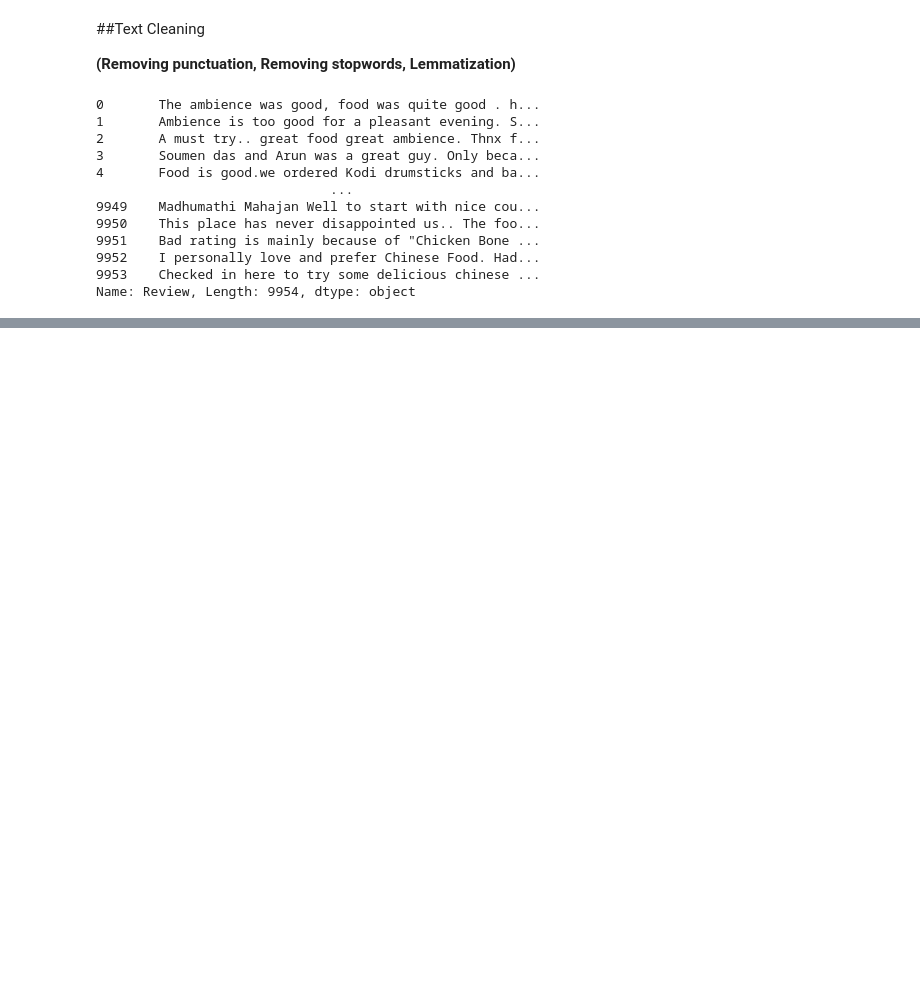
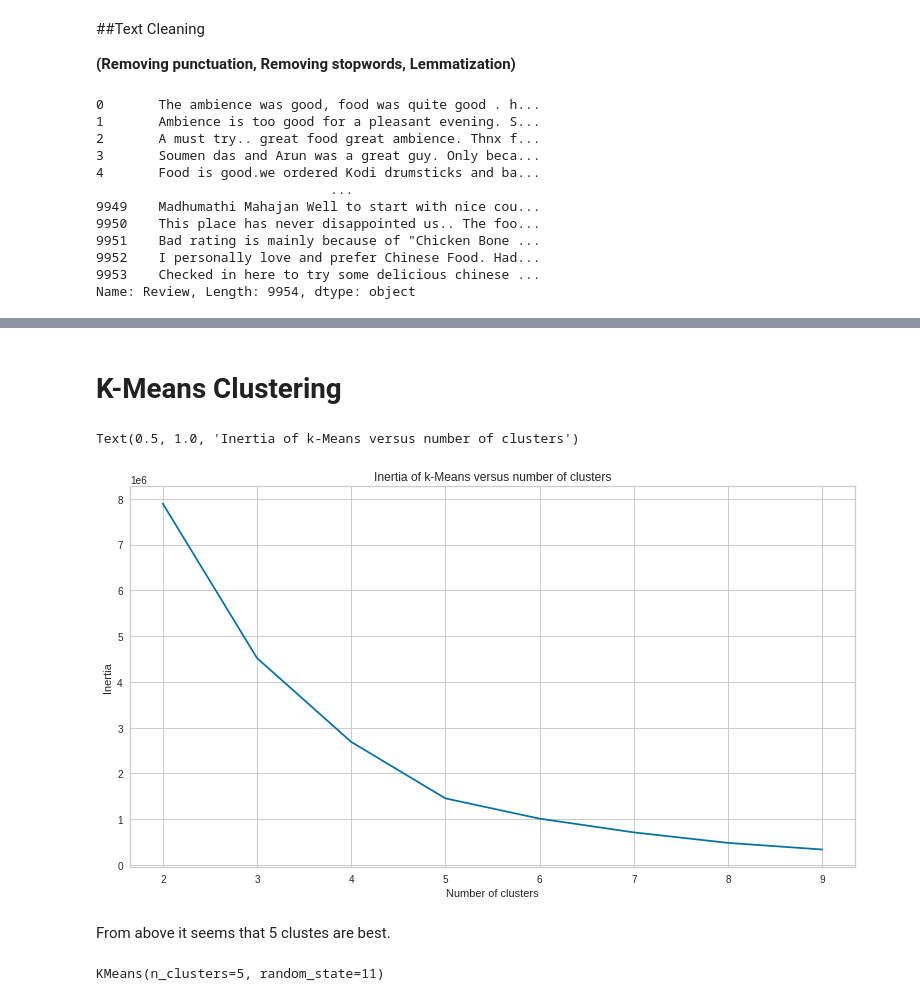
Before and after one commit to madhavimali/Zomoto_Restaurant_Clustering_and_Sentiment_Analysis_MM, a Jupyter notebook: MM_Zomoto_Restaurant_Clustering_and_Sentiment_Analysis.ipynb, the cells around one changed output, grey strips where cells are left out. Drawn from its saved outputs; the diff is of its cells as text; code cells hidden in the pictures; blank space fills up the shorter version.

```diff
--- a/MM_Zomoto_Restaurant_Clustering_and_Sentiment_Analysis.ipynb
+++ b/MM_Zomoto_Restaurant_Clustering_and_Sentiment_Analysis.ipynb
@@ -676,0 +1229,2 @@ def remove_non_leters(text):
+# %% [markdown]
+# K-Means Clustering
@@ -676,0 +1237,18 @@ def remove_non_leters(text):
+# %%
+scores = [KMeans(n_clusters=i+2, random_state=11).fit(df_cluster.drop('Name',axis =1)).inertia_
+          for i in range(8)]
+plt.figure(figsize=(13,7))
+sns.lineplot(np.arange(2, 10), scores)
+plt.xlabel('Number of clusters')
+plt.ylabel("Inertia")
+plt.title("Inertia of k-Means versus number of clusters")
+# %% [output]
+Text(0.5, 1.0, 'Inertia of k-Means versus number of clusters')
+[figure, added]
+# %% [markdown]
+From above it seems that 5 clustes are best.
+# %%
+model = KMeans(random_state=11, n_clusters=5)
+model.fit(df_cluster.drop('Name',axis=1))
+# %% [output]
+KMeans(n_clusters=5, random_state=11)
```
Also changed, not shown: parts of 125 cells of this notebook.
